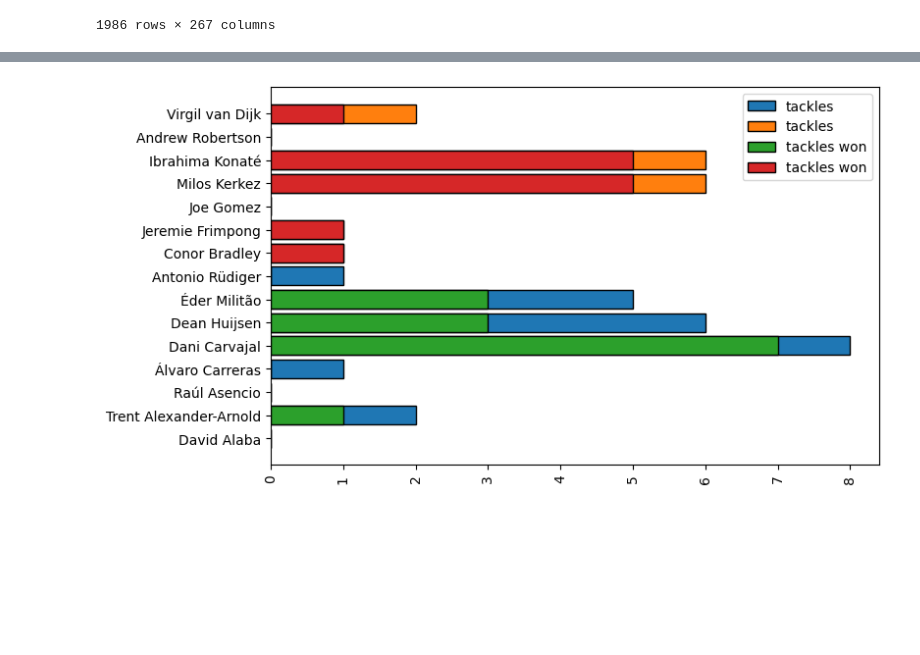
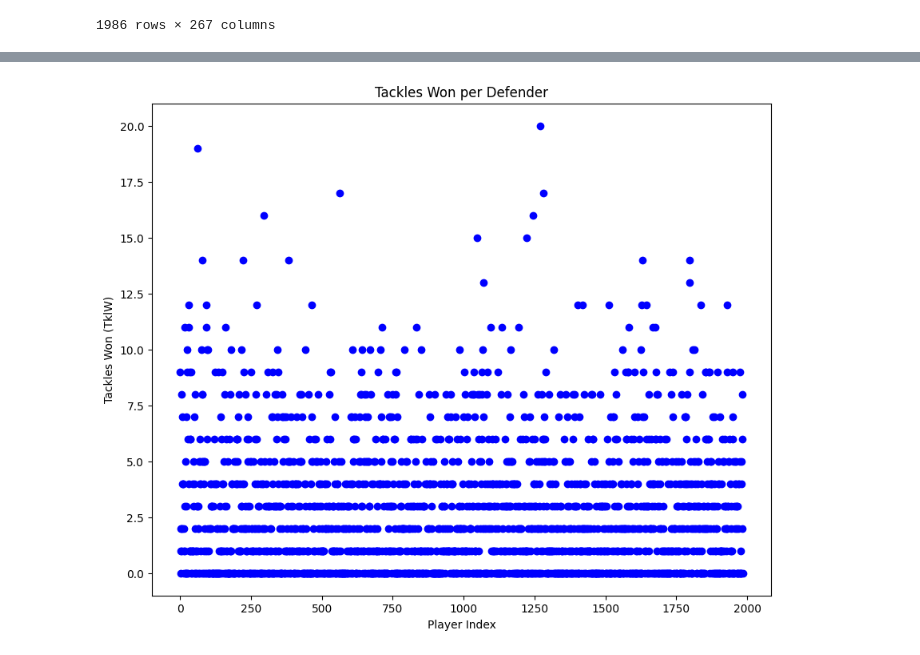
Before and after one commit to plamensve/MACHINE_LEARNING_SOFTUNI, a Jupyter notebook: 02_linear_and_logistic_regression/football_players.ipynb, the cells around one changed output, grey strips where cells are left out. Cells and saved outputs as stored; diff of their text form; code cells hidden in the pictures; blank space fills up the shorter version.

```diff
--- a/02_linear_and_logistic_regression/football_players.ipynb
+++ b/02_linear_and_logistic_regression/football_players.ipynb
@@ -158,17 +93,9 @@ defenders
-# %%
-rm_def = defenders[defenders['Squad'] == 'Real Madrid']
-liv_def = defenders[defenders['Squad'] == 'Liverpool']
-
-plt.figure(figsize=(8, 5))
-
-plt.barh(rm_def.Player, rm_def.Tkl, edgecolor='black', label='tackles')
-plt.barh(liv_def.Player, liv_def.Tkl, edgecolor='black', label='tackles')
-
-plt.barh(rm_def.Player, rm_def.TklW, edgecolor='black', label='tackles won')
-plt.barh(liv_def.Player, liv_def.TklW, edgecolor='black', label='tackles won')
-
-plt.legend()
-plt.xticks(rotation=90)
-plt.show()
-# %% [output]
-[figure, removed]
+# %%
+plt.figure(figsize=(10, 8))
+plt.scatter(range(len(data)), data['Tkl'], color='blue')
+plt.xlabel("Player Index")
+plt.ylabel("Tackles Won (TklW)")
+plt.title("Tackles Won per Defender")
+plt.show()
+# %% [output]
+[figure, added]
```
Also changed, not shown: parts of 7 cells of this notebook.
